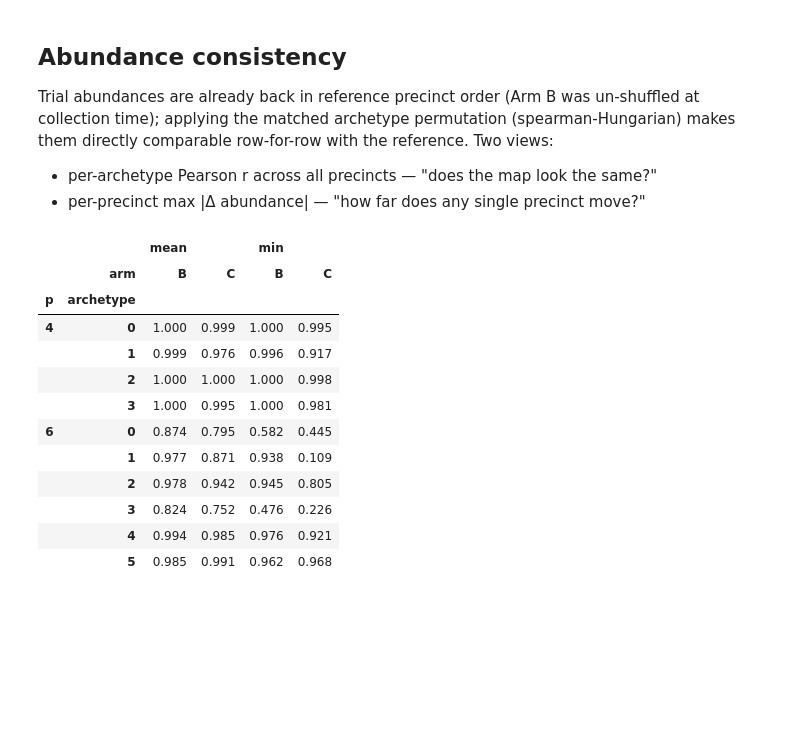
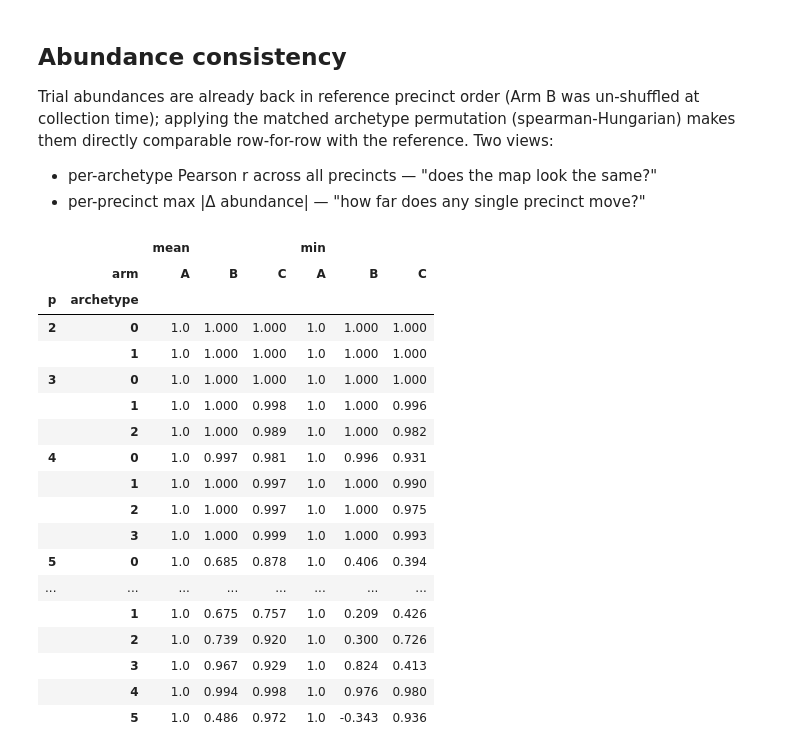
Before and after one commit to harjonillo/voting-unmixing-ph, a Jupyter notebook: notebooks/09_randomizing_precinct_order.ipynb, the cells around one changed output. Saved outputs shown, nothing was run; the diff lists cells and outputs as text; code cells hidden in the pictures; blank space fills up the shorter version.

```diff
--- a/notebooks/09_randomizing_precinct_order.ipynb
+++ b/notebooks/09_randomizing_precinct_order.ipynb
@@ -105,7 +110,7 @@ def run_pipeline(Y_in, p, seed, verbose=False):
 SEED = config['unmixing'].getint('seed')   # pipeline (VCA/MVSA init) seed
 PERM_SEED = 1000                           # separate stream for the precinct shuffles
 P = config['unmixing'].getint('n_archetypes') or None
-PS = [P, 4]        # config value, and nb08's min-pairwise-distance choice
+PS = [2, 3, 4, 5, 6]   # sweep; anchors: config value (6) and nb08's min-pairwise-distance choice (4)
 n_trials = 10
 
 df = load_complete(config)
@@ -204,9 +214,11 @@ otherwise there is uncontrolled randomness and the arms below are confounded.
 # %%
-rerun = run_pipeline(Y_ref, p=PS[0], seed=SEED)
-ref0 = exp[PS[0]]['ref']
-
-print('endmembers bitwise identical:', np.array_equal(ref0['endm'], rerun['endm']))
-print('abundances bitwise identical:', np.array_equal(ref0['abundances'], rerun['abundances']))
-print('max |Δ endm|:  ', np.abs(ref0['endm'] - rerun['endm']).max())
-print('max |Δ abund|: ', np.abs(ref0['abundances'] - rerun['abundances']).max())
+for p_run in PS:
+    e = exp[p_run]
+    endm_ok = all(np.array_equal(e['ref']['endm'], r['endm']) for r in e['A'])
+    abund_ok = all(np.array_equal(e['ref']['abundances'], r['abundances']) for r in e['A'])
+    max_d_endm = max(np.abs(e['ref']['endm'] - r['endm']).max() for r in e['A'])
+    max_d_ab = max(np.abs(e['ref']['abundances'] - r['abundances']).max() for r in e['A'])
+    print(f'p={p_run}: all {n_trials} Arm A trials bitwise identical to reference — '
+          f'endm: {endm_ok}, abund: {abund_ok} '
+          f'(max |Δ endm|={max_d_endm:.1e}, max |Δ abund|={max_d_ab:.1e})')
 # %% [output]
@@ -261,6 +275,7 @@ the margin to the runner-up similarity. A further diagnostic now available: whet
 is ambiguous regardless of matcher.
 # %%
 METRICS = ['spearman', 'rbo', 'weighted_tau', 'top12_jaccard', 'cosine']
+ARMS = ['A', 'B', 'C']
 
 
 def match_trials(results, ref_endm, similarity):
@@ -303,7 +318,7 @@ def match_trials(results, ref_endm, similarity):
 
 
 matches = {(p_run, arm, metric): match_trials(exp[p_run][arm], exp[p_run]['ref']['endm'], metric)
-           for p_run in PS for arm in ['B', 'C'] for metric in METRICS}
+           for p_run in PS for arm in ARMS for metric in METRICS}
 
 # Do the metrics agree on WHO matches WHOM? (fraction of assignments equal to spearman's)
 print('assignment agreement with spearman / greedy agreement with Hungarian:')
@@ -395,7 +510,7 @@ for p_run in PS:
 for p_run in PS:
     print(f'p={p_run}  (scale: 99th pct of |reference loadings| = '
           f'{np.percentile(np.abs(exp[p_run]["ref"]["endm"]), 99):.4f})')
-    for arm in ['B', 'C']:
+    for arm in ARMS:
         perms = matches[p_run, arm, 'spearman'][1]
         dev = np.array([np.abs(res['endm'][:, perm] - exp[p_run]['ref']['endm']).max()
                         for res, perm in zip(exp[p_run][arm], perms)])
@@ -420,48 +549,54 @@ them directly comparable row-for-row with the reference. Two views:
 def abundance_consistency(p_run, arm):
     """Per-archetype correlation of each trial's aligned abundances vs the reference.
 
     Parameters
     ----------
     p_run : int
         Which experiment (archetype count) to read from `exp` / `matches`.
-    arm : {'B', 'C'}
+    arm : {'A', 'B', 'C'}
         Which arm's trials to evaluate. Archetypes are aligned with the
         spearman-Hungarian permutations.
 
     Returns
     -------
     table : pandas.DataFrame
         One row per (trial, archetype) with the Pearson r between the
         trial's and the reference's abundance vectors across all precincts.
     """
     ref_ab = exp[p_run]['ref']['abundances']
     perms = matches[p_run, arm, 'spearman'][1]
     rows = []
     for t, (res, perm) in enumerate(zip(exp[p_run][arm], perms)):
         A = res['abundances'][perm, :]           # archetype rows into reference order
         for k in range(A.shape[0]):
             rows.append({'trial': t, 'archetype': k,
                          'pearson_r': pearsonr(A[k], ref_ab[k])[0]})
     return pd.DataFrame(rows)
 
 
 ab = pd.concat({(p_run, arm): abundance_consistency(p_run, arm)
-                for p_run in PS for arm in ['B', 'C']}, names=['p', 'arm'])
+                for p_run in PS for arm in ARMS}, names=['p', 'arm'])
 ab.groupby(['p', 'arm', 'archetype'])['pearson_r'].agg(['mean', 'min']).unstack('arm').round(3)
 # %% [output]
-|  |  | mean |  | min |  |
-|  | arm | B | C | B | C |
-| p | archetype |  |  |  |  |
-| 4 | 0 | 1.000 | 0.999 | 1.000 | 0.995 |
-|  | 1 | 0.999 | 0.976 | 0.996 | 0.917 |
-|  | 2 | 1.000 | 1.000 | 1.000 | 0.998 |
-|  | 3 | 1.000 | 0.995 | 1.000 | 0.981 |
-| 6 | 0 | 0.874 | 0.795 | 0.582 | 0.445 |
-|  | 1 | 0.977 | 0.871 | 0.938 | 0.109 |
-|  | 2 | 0.978 | 0.942 | 0.945 | 0.805 |
-|  | 3 | 0.824 | 0.752 | 0.476 | 0.226 |
-|  | 4 | 0.994 | 0.985 | 0.976 | 0.921 |
-|  | 5 | 0.985 | 0.991 | 0.962 | 0.968 |
+|  |  | mean |  |  | min |  |  |
+|  | arm | A | B | C | A | B | C |
+| p | archetype |  |  |  |  |  |  |
+| 2 | 0 | 1.0 | 1.000 | 1.000 | 1.0 | 1.000 | 1.000 |
+|  | 1 | 1.0 | 1.000 | 1.000 | 1.0 | 1.000 | 1.000 |
+| 3 | 0 | 1.0 | 1.000 | 1.000 | 1.0 | 1.000 | 1.000 |
+|  | 1 | 1.0 | 1.000 | 0.998 | 1.0 | 1.000 | 0.996 |
+|  | 2 | 1.0 | 1.000 | 0.989 | 1.0 | 1.000 | 0.982 |
+| 4 | 0 | 1.0 | 0.997 | 0.981 | 1.0 | 0.996 | 0.931 |
+|  | 1 | 1.0 | 1.000 | 0.997 | 1.0 | 1.000 | 0.990 |
+|  | 2 | 1.0 | 1.000 | 0.997 | 1.0 | 1.000 | 0.975 |
+|  | 3 | 1.0 | 1.000 | 0.999 | 1.0 | 1.000 | 0.993 |
+| 5 | 0 | 1.0 | 0.685 | 0.878 | 1.0 | 0.406 | 0.394 |
+| ... | ... | ... | ... | ... | ... | ... | ... |
+|  | 1 | 1.0 | 0.675 | 0.757 | 1.0 | 0.209 | 0.426 |
+|  | 2 | 1.0 | 0.739 | 0.920 | 1.0 | 0.300 | 0.726 |
+|  | 3 | 1.0 | 0.967 | 0.929 | 1.0 | 0.824 | 0.413 |
+|  | 4 | 1.0 | 0.994 | 0.998 | 1.0 | 0.976 | 0.980 |
+|  | 5 | 1.0 | 0.486 | 0.972 | 1.0 | -0.343 | 0.936 |
 # %%
 def per_precinct_maxdiff(p_run, arm):
     """Worst abundance shift per precinct, pooled over one arm's trials.
```
Also changed, not shown: parts of 16 cells of this notebook, 3 other files.
